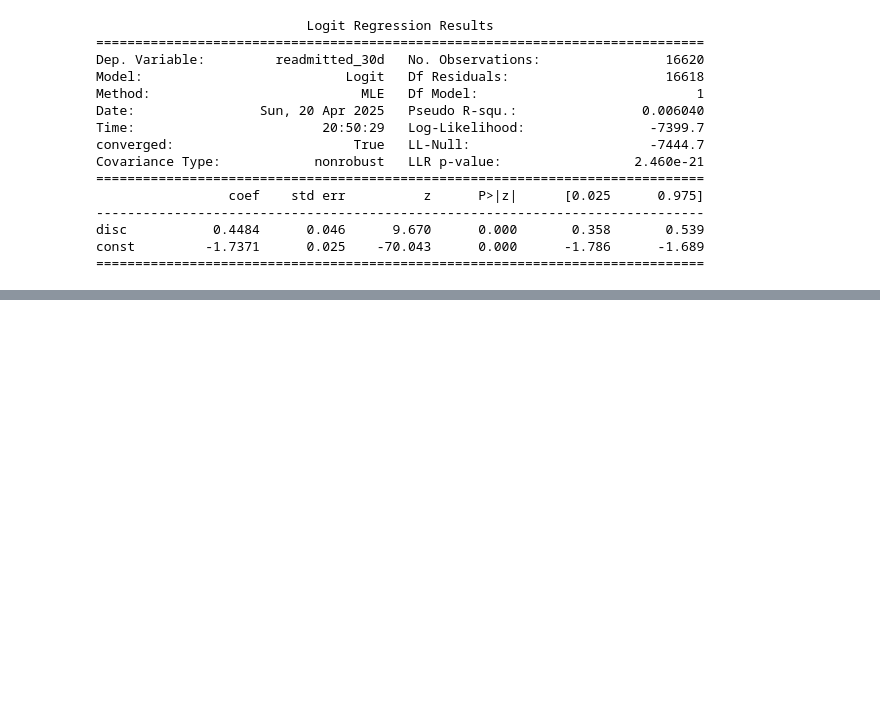
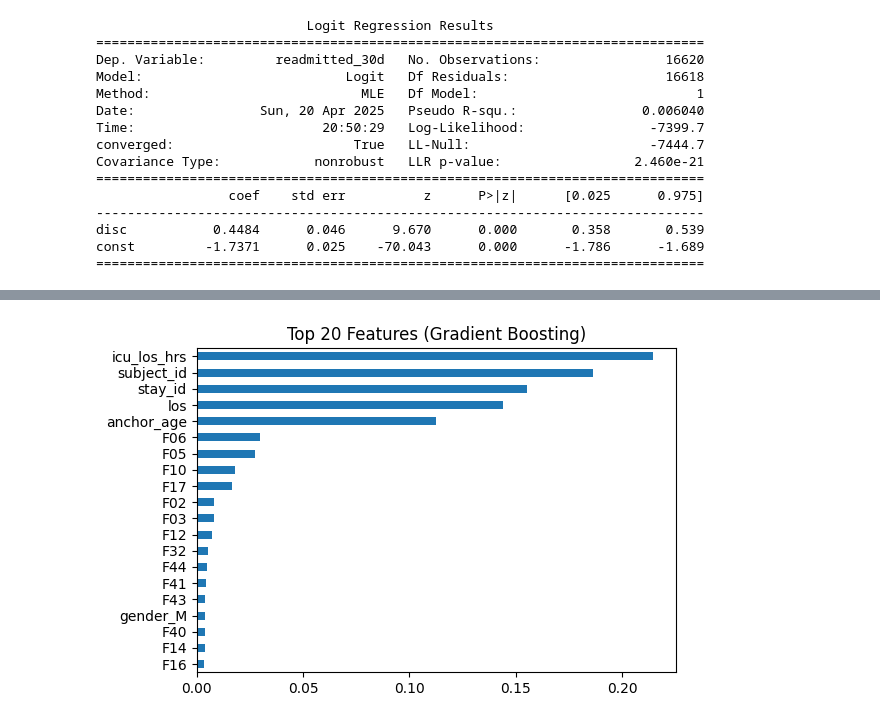
Before and after one commit to datnguyent93/Psychiatric-ICU-Readmission-, a Jupyter notebook: main.ipynb, the cells around one changed output, grey strips where cells are left out. Cells and saved outputs as stored; diff of their text form; code cells hidden in the pictures; blank space fills up the shorter version.

```diff
--- a/main.ipynb
+++ b/main.ipynb
@@ -244,9 +220,8 @@ disc           0.4484      0.046      9.670      0.000       0.358       0.539
 const         -1.7371      0.025    -70.043      0.000      -1.786      -1.689
 ==============================================================================
 # %%
-# ================================================================
-# Objective 3 – Top feature influence on 30‑day ICU readmission
-# ================================================================
+# Top feature influence on 30-day ICU readmission
+
 import pandas as pd
 import numpy as np
 from pathlib import Path
@@ -262,26 +237,36 @@ from sklearn.metrics import (
 from sklearn.ensemble import GradientBoostingClassifier
 import matplotlib.pyplot as plt
 
+# Disorder buckets (3-digit ICD prefix)
+def icd_bucket(code):
+    code = str(code).strip()
+    if code.startswith('F'):           # ICD-10
+        return code[:3]
+    try:                               # ICD-9 codes 290-319
+        icd = int(code.split('.')[0])
+        if 290 <= icd <= 319:
+            return f"{icd:03d}"
+    except ValueError:
+        pass
+    return np.nan
 
-
-# ----------------------------------------------------------------
-# 1.  Assemble one row per *admission* with engineered features
-# ----------------------------------------------------------------
-base      = pd.read_csv('./data/icu_psych_readmissions.csv',
+# 1. Assemble one row per admission with features
+base      = pd.read_csv('./data/icu_psy_readmissions.csv',
                         parse_dates=['intime','outtime','dischtime'])
 last_rx   = pd.read_csv('./data/last_prescriptions_processed.csv',
                         parse_dates=['last_psych_med_time'])
-diag['dx_group'] = diag['icd_code'].apply(icd_bucket).astype(str)   # <- cast to str
+diag     = pd.read_csv('./data/psych_diagnoses.csv')
+diag['dx_group'] = diag['icd_code'].apply(icd_bucket).astype(str)  # cast to str
 rx        = pd.read_csv('./data/psych_prescriptions.csv')
 patients  = pd.read_csv('./data/hosp/patients.csv', usecols=['subject_id','gender','anchor_age'])
 
-# --- outcome ----------------------------------------------------
+# Outcome
 y = base.set_index('hadm_id')['readmitted_30d']
 
-# --- LOS & ICU metrics -----------------------------------------
+# ICU length of stay (in hours)
 base['icu_los_hrs'] = (pd.to_datetime(base['outtime']) - pd.to_datetime(base['intime'])).dt.total_seconds() / 3600
 
-# --- psych med discontinuation flag (from Objective 2) ----------
+# Medication discontinuation flag
 MARGIN = pd.Timedelta('24h')
 tmp = last_rx.set_index('hadm_id')['last_psych_med_time']
 base = base.join(tmp, on='hadm_id')
@@ -290,7 +275,7 @@ base['psych_discontinued'] = (
         (base['last_psych_med_time'] < base['dischtime'] - MARGIN)
 )
 
-# --- number of psych meds & med categories ----------------------
+# Count of psych medications
 rx['drug'] = rx['drug'].str.lower()
 med_count = (rx.groupby('hadm_id')['drug']
                .agg(n_psych_meds='nunique')
@@ -299,18 +284,7 @@ med_count = (rx.groupby('hadm_id')['drug']
                .astype(int))
 base = base.join(med_count)
 
-# --- disorder buckets (3‑digit ICD prefix) ----------------------
-def icd_bucket(code):
-    code = str(code).strip()
-    if code.startswith('F'):           # ICD‑10
-        return code[:3]                # e.g. "F20"
-    try:                               # ICD‑9 290‑319
-        icd = int(code.split('.')[0])
-        if 290 <= icd <= 319:
-            return f"{icd:03d}"        # -> "296", "295", …
-    except ValueError:
-        pass
-    return np.nan
+
 
 diag['dx_group'] = diag['icd_code'].apply(icd_bucket)
 
@@ -323,25 +297,20 @@ dx_buckets = (diag.dropna(subset=['dx_group'])
                               sort=False))
 dx_buckets.index = dx_buckets.index.astype('int64', copy=False)
 
-base = base.merge(dx_buckets,
-                  left_on='hadm_id',
-                  right_index=True,
-                  how='left')
+base = base.merge(dx_buckets, left_on='hadm_id', right_index=True, how='left')
 base = base.fillna(0)
 
-# --- demographics ----------------------------------------------
+# Merge patient info
 base = base.merge(patients, on='subject_id', how='left')
 
-# final feature frame
+# Final feature matrix
 X = base.set_index('hadm_id').drop(
         columns=['readmitted_30d','intime','outtime','dischtime',
-                 'last_psych_med_time']           # drop dates
+                 'last_psych_med_time']
      )
 print(f"Feature matrix shape: {X.shape}")
 
-# ----------------------------------------------------------------
-# 2.  Train / test split *by patient*
-# ----------------------------------------------------------------
+# 2. Train/test split by patient
 train_ids, test_ids = train_test_split(
         X.index, test_size=0.2, random_state=42,
         stratify=y
@@ -349,20 +318,16 @@ train_ids, test_ids = train_test_split(
 X_train, X_test = X.loc[train_ids], X.loc[test_ids]
 y_train, y_test = y.loc[train_ids], y.loc[test_ids]
 
-# ----------------------------------------------------------------
-# 3.  Pre‑processing pipeline
-# ----------------------------------------------------------------
+# 3. Preprocessing pipeline
 num_cols = X.select_dtypes(include=['int','float']).columns.tolist()
-cat_cols = ['gender']                         # one‑hot encode gender
+cat_cols = ['gender']
 
 pre = ColumnTransformer([
     ('num', StandardScaler(), num_cols),
     ('cat', OneHotEncoder(sparse_output=False, handle_unknown='ignore'), cat_cols)
 ])
 
-# ----------------------------------------------------------------
-# 4‑A.  Regularised logistic regression (baseline)
-# ----------------------------------------------------------------
+# 4-A. L1-regularized Logistic Regression
 logreg = Pipeline([
     ('prep', pre),
     ('clf', LogisticRegression(max_iter=1000, solver='liblinear',
@@ -373,14 +338,12 @@ logreg.fit(X_train, y_train)
 pred_train = logreg.predict_proba(X_train)[:,1]
 pred_test  = logreg.predict_proba(X_test)[:,1]
 
-print("\nLogistic regression:")
+print("\nLogistic regression:")
 print(f"  Train AUROC: {roc_auc_score(y_train, pred_train):0.3f}")
 print(f"  Test  AUROC: {roc_auc_score(y_test , pred_test ):0.3f}")
 print(f"  Test  AUPRC: {average_precision_score(y_test, pred_test):0.3f}")
 
-# ----------------------------------------------------------------
-# 4‑B.  Gradient‑boosted trees (non‑linear)
-# ----------------------------------------------------------------
+# 4-B. Gradient Boosting Classifier
 gb = Pipeline([
     ('prep', pre),
     ('clf', GradientBoostingClassifier(n_estimators=400,
@@ -391,18 +354,16 @@ gb = Pipeline([
 ])
 gb.fit(X_train, y_train)
 pred_test_gb = gb.predict_proba(X_test)[:,1]
-print("\nGradient Boosting:")
+print("\nGradient Boosting:")
 print(f"  Test AUROC: {roc_auc_score(y_test, pred_test_gb):0.3f}")
 print(f"  Test AUPRC: {average_precision_score(y_test, pred_test_gb):0.3f}")
 
-# ----------------------------------------------------------------
-# 5.  Confusion matrix at threshold 0.5 (GB model)
-# ----------------------------------------------------------------
+# 5. Confusion matrix (GB model at threshold 0.5)
 th = 0.5
 y_hat = (pred_test_gb >= th).astype(int)
-print("\nConfusion matrix (threshold 0.5, GB):")
+print("\nConfusion matrix (threshold 0.5, GB):")
 print(confusion_matrix(y_test, y_hat))
-print("\nClassification Report:")
+print("\nClassification Report:")
 print(classification_report(y_test, y_hat, digits=3))
 
 num_feats = list(pre.transformers_[0][2])
@@ -411,9 +372,7 @@ cat_feats   = cat_encoder.get_feature_names_out(cat_cols).tolist()
 
 feature_names = num_feats + cat_feats
 
-# ----------------------------------------------------------------
-# 6.  Simple feature importance plot (GB)
-# ----------------------------------------------------------------
+# 6. Feature importance plot for GB
 imp = gb.named_steps['clf'].feature_importances_
 
 fi  = (pd.Series(imp, index=feature_names)
@@ -421,6 +380,7 @@ fi  = (pd.Series(imp, index=feature_names)
 
 plt.figure(figsize=(6,4))
 fi[::-1].plot(kind='barh')
-plt.title("Top 20 features (Gradient Boosting)")
-plt.tight_layout(); plt.show()
+plt.title("Top 20 Features (Gradient Boosting)")
+plt.tight_layout()
+plt.show()
 # %% [output]
@@ -427,0 +404 @@ ModuleNotFoundError: No module named 'sklearn'
+[figure, added]
```
Also changed, not shown: parts of 5 cells of this notebook, 5 other files.
